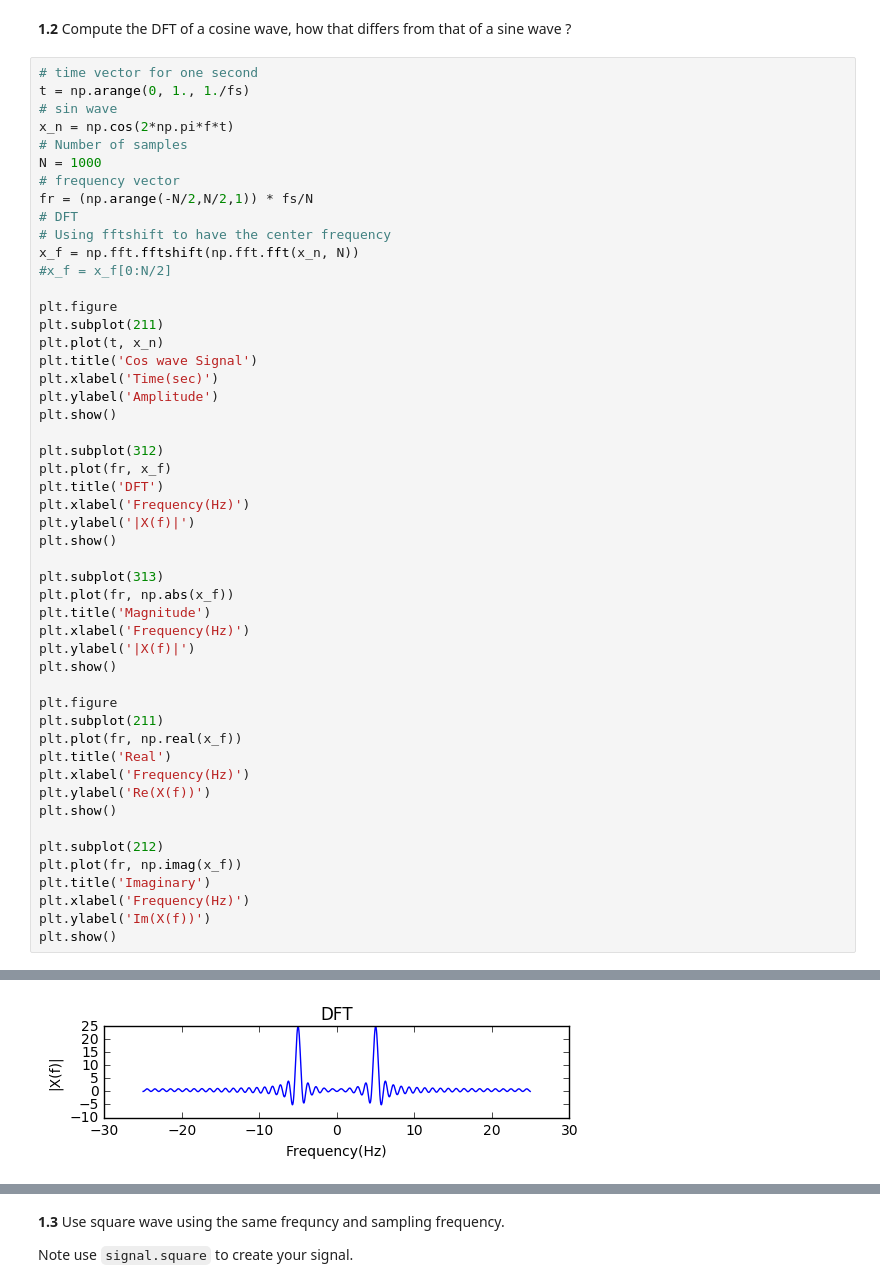
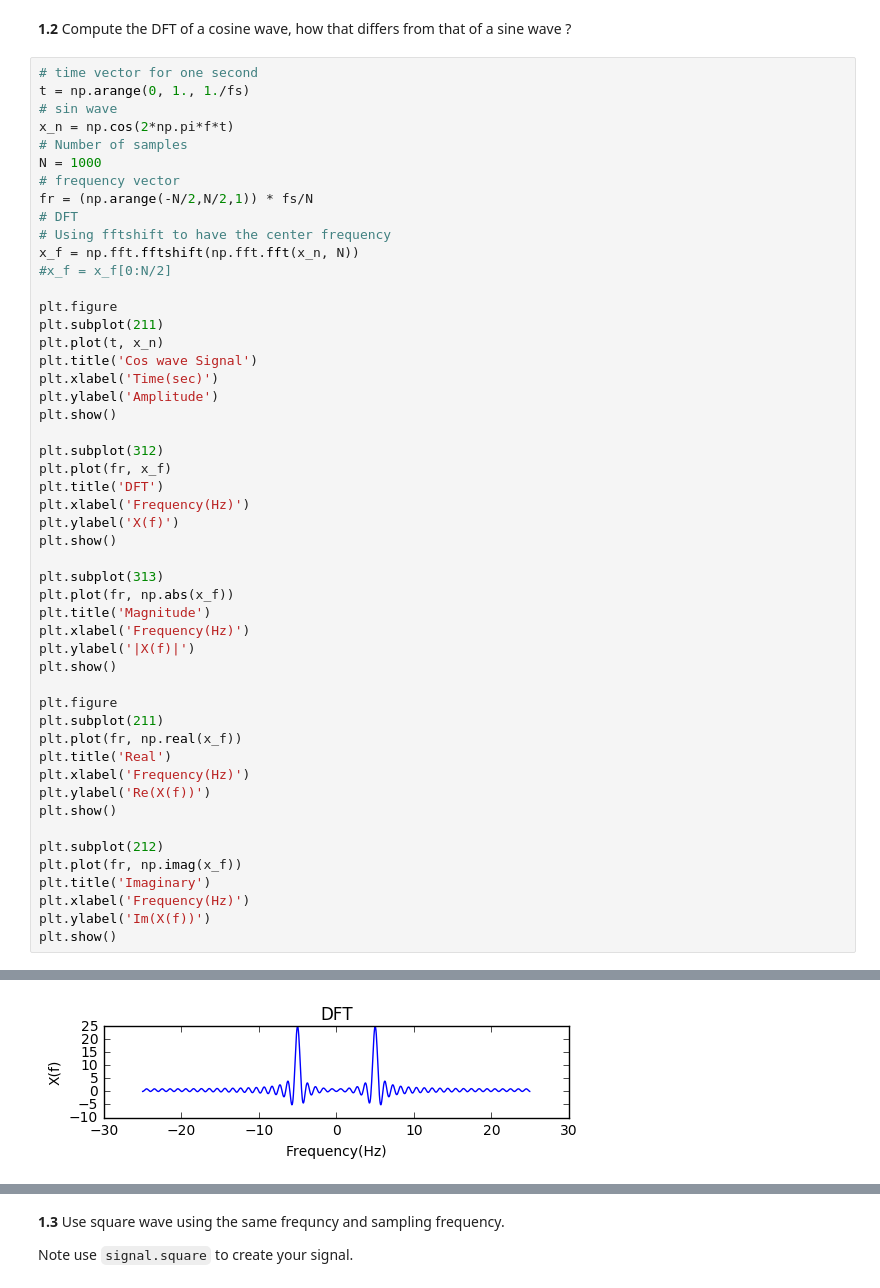
Before and after one commit to sniper0110/DSP-TP-1617, a Jupyter notebook: Lab4/python/Lab4.ipynb, the cells around one changed output, grey strips where cells are left out. Saved outputs shown, nothing was run; the diff lists cells and outputs as text.

```diff
--- a/Lab4/python/Lab4.ipynb
+++ b/Lab4/python/Lab4.ipynb
@@ -115,35 +115,35 @@ plt.show()
 
 plt.subplot(312)
 plt.plot(fr, x_f)
 plt.title('DFT')
 plt.xlabel('Frequency(Hz)')
-plt.ylabel('|X(f)|')
+plt.ylabel('X(f)')
 plt.show()
 
 plt.subplot(313)
 plt.plot(fr, np.abs(x_f))
 plt.title('Magnitude')
 plt.xlabel('Frequency(Hz)')
 plt.ylabel('|X(f)|')
 plt.show()
 
 plt.figure
 plt.subplot(211)
 plt.plot(fr, np.real(x_f))
 plt.title('Real')
 plt.xlabel('Frequency(Hz)')
 plt.ylabel('Re(X(f))')
 plt.show()
 
 plt.subplot(212)
 plt.plot(fr, np.imag(x_f))
 plt.title('Imaginary')
 plt.xlabel('Frequency(Hz)')
 plt.ylabel('Im(X(f))')
 plt.show()
 # %% [output]
 [figure]
-[figure, old version]
+[figure, new version]
 [figure]
 [figure]
 [figure]
```
Also changed, not shown: parts of 6 cells of this notebook.
